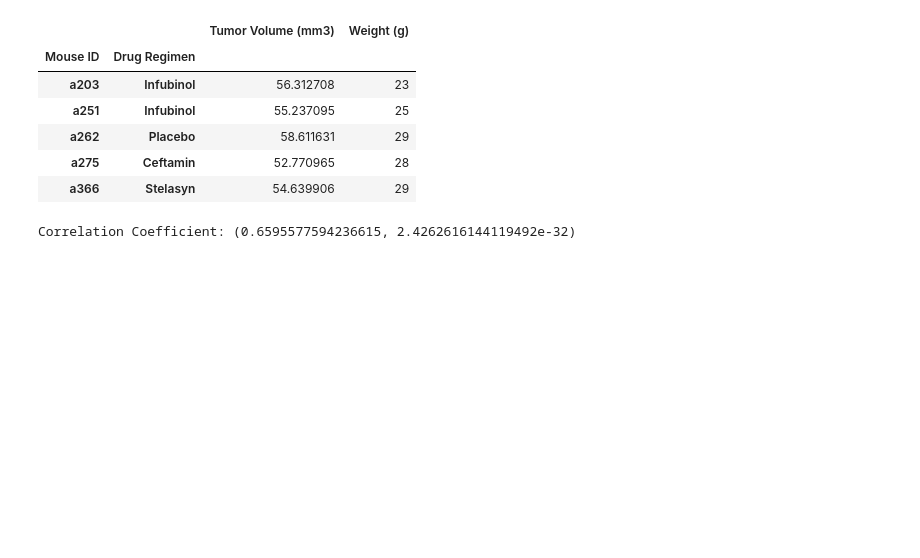
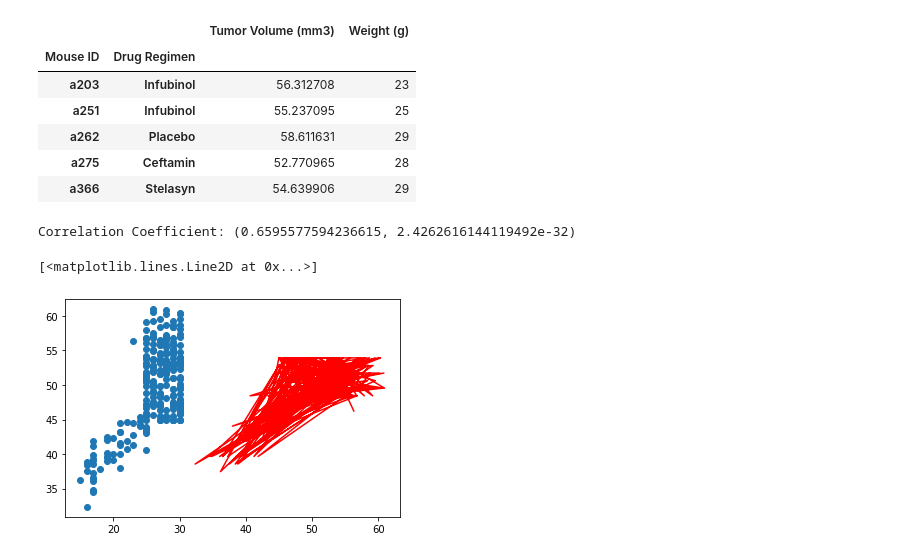
Before and after one commit to candishanks/matplotlib-challenge, a Jupyter notebook: Pymaceuticals/pymaceuticals_starter.ipynb, the cells around one changed output. Cells and saved outputs as stored; diff of their text form; code cells hidden in the pictures; blank space fills up the shorter version.

Commit message:
adding messed up linear regression line

```diff
--- a/Pymaceuticals/pymaceuticals_starter.ipynb
+++ b/Pymaceuticals/pymaceuticals_starter.ipynb
@@ -412,2 +417,13 @@ print(f"Correlation Coefficient: {correlation}")
 # %% [output]
 Correlation Coefficient: (0.6595577594236615, 2.4262616144119492e-32)
+# %%
+mouse_tv = cor_df["Tumor Volume (mm3)"]
+cor_weight = cor_df["Weight (g)"]
+(slope, intercept, rvalue, pvalue, stderr) = linregress(cor_weight, mouse_tv)
+regress_values = cor_weight * slope + intercept
+line_eq = "y = " + str(round(slope,2)) + "x + " + str(round(intercept,2))
+plt.scatter(cor_weight, mouse_tv)
+plt.plot(mouse_tv,regress_values,"r-")
+# %% [output]
+[<matplotlib.lines.Line2D at 0x...>]
+[figure, added]
```
Also changed, not shown: parts of 3 cells of this notebook.
